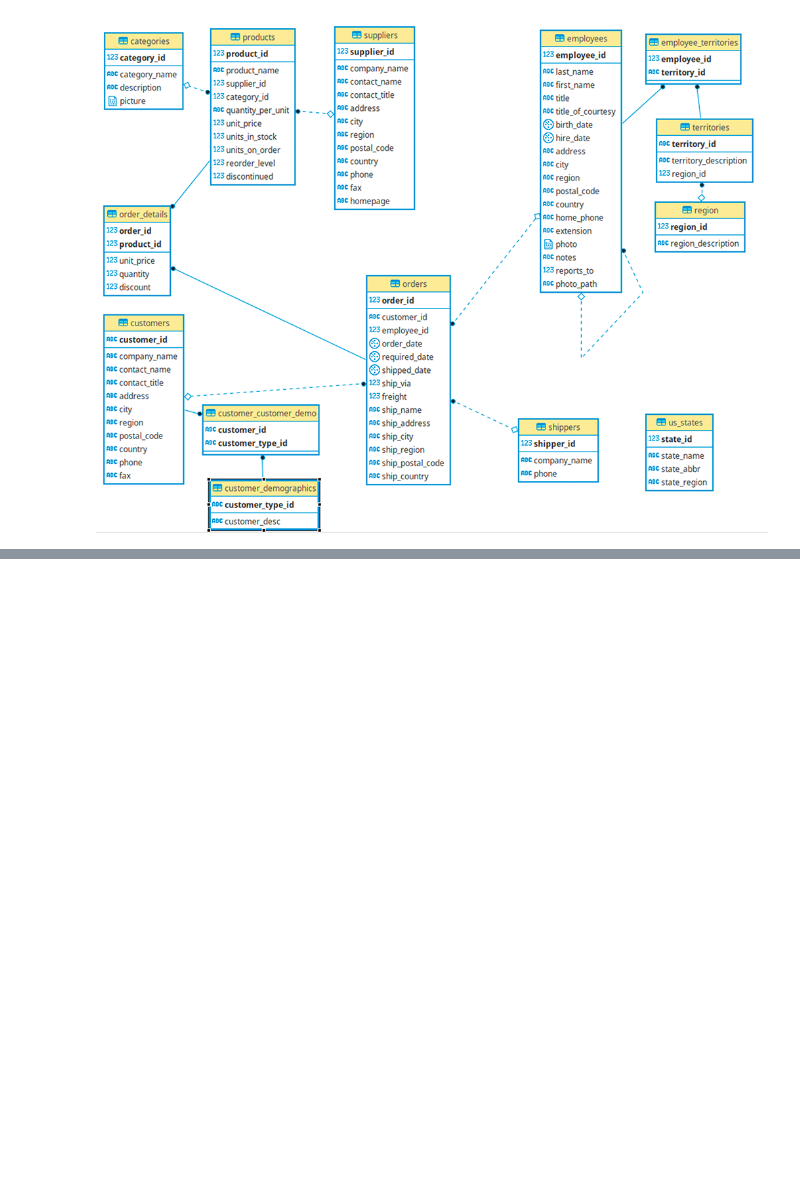
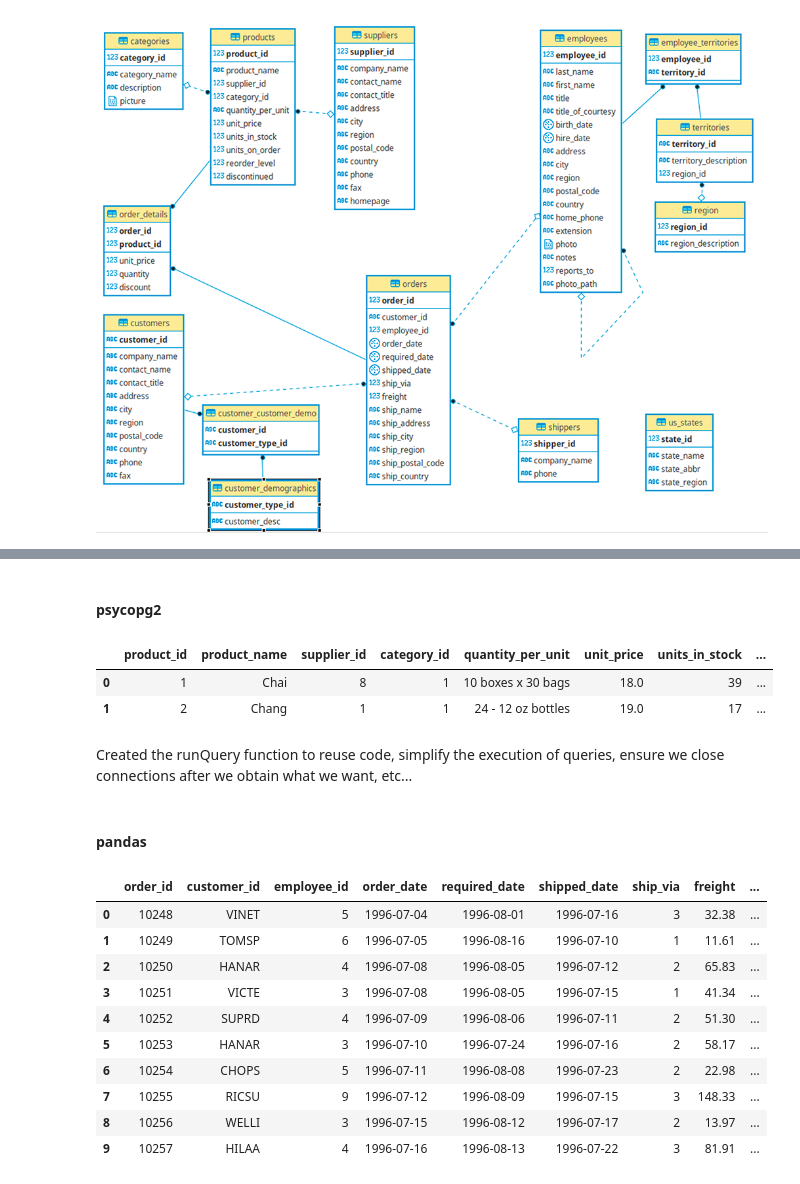
Before and after one commit to 1Elral4/Querying-Databases-with-SQL-and-Python, a Jupyter notebook: Northwind Traders sales analysis.ipynb, the cells around one changed output, grey strips where cells are left out. Cells and saved outputs as stored; diff of their text form; code cells hidden in the pictures; blank space fills up the shorter version.

Commit message:
Setup connections to database

```diff
--- a/Northwind Traders sales analysis.ipynb
+++ b/Northwind Traders sales analysis.ipynb
@@ -20,0 +113,2 @@ img
+# %% [markdown]
+#### psycopg2
@@ -20,0 +159,51 @@ img
+# %%
+runQueryPsy('Select * from products limit 2')
+# %% [output]
+|  | product_id | product_name | supplier_id | category_id | quantity_per_unit | unit_price | units_in_stock | ... |
+| 0 | 1 | Chai | 8 | 1 | 10 boxes x 30 bags | 18.0 | 39 | ... |
+| 1 | 2 | Chang | 1 | 1 | 24 - 12 oz bottles | 19.0 | 17 | ... |
+# %% [markdown]
+Created the runQuery function to reuse code, simplify the execution of queries, ensure we close connections after we obtain what we want, etc...
+# %% [markdown]
+#### pandas
+# %%
+import pandas as pd
+from sqlalchemy import create_engine, exc
+
+def runQueryPD(query):
+    # Create a connection engine to PostgreSQL
+    engine = create_engine('postgresql://postgres:postgres@localhost:5432/northwind')
+
+    # Using a context manager for explicit connection handling
+    try:
+        with engine.connect() as connection:
+            # Define your SQL query
+            query = query + ';'
+
+            # Read data from PostgreSQL into a DataFrame
+            df = pd.read_sql(query, connection)
+            return df
+
+    except exc.SQLAlchemyError as e:
+        # Handle any SQLAlchemy related errors
+        print(f"An error occurred: {e}")
+
+    except Exception as e:
+        # Handle any other exceptions
+        print(f"An unexpected error occurred: {e}")
+
+    # No need to explicitly close the connection; it's handled by the context manager
+# %%
+runQueryPD('select * from orders limit 10')
+# %% [output]
+|  | order_id | customer_id | employee_id | order_date | required_date | shipped_date | ship_via | freight | ... |
+| 0 | 10248 | VINET | 5 | 1996-07-04 | 1996-08-01 | 1996-07-16 | 3 | 32.38 | ... |
+| 1 | 10249 | TOMSP | 6 | 1996-07-05 | 1996-08-16 | 1996-07-10 | 1 | 11.61 | ... |
+| 2 | 10250 | HANAR | 4 | 1996-07-08 | 1996-08-05 | 1996-07-12 | 2 | 65.83 | ... |
+| 3 | 10251 | VICTE | 3 | 1996-07-08 | 1996-08-05 | 1996-07-15 | 1 | 41.34 | ... |
+| 4 | 10252 | SUPRD | 4 | 1996-07-09 | 1996-08-06 | 1996-07-11 | 2 | 51.30 | ... |
+| 5 | 10253 | HANAR | 3 | 1996-07-10 | 1996-07-24 | 1996-07-16 | 2 | 58.17 | ... |
+| 6 | 10254 | CHOPS | 5 | 1996-07-11 | 1996-08-08 | 1996-07-23 | 2 | 22.98 | ... |
+| 7 | 10255 | RICSU | 9 | 1996-07-12 | 1996-08-09 | 1996-07-15 | 3 | 148.33 | ... |
+| 8 | 10256 | WELLI | 3 | 1996-07-15 | 1996-08-12 | 1996-07-17 | 2 | 13.97 | ... |
+| 9 | 10257 | HILAA | 4 | 1996-07-16 | 1996-08-13 | 1996-07-22 | 3 | 81.91 | ... |
```
Also changed, not shown: parts of 19 cells of this notebook.
